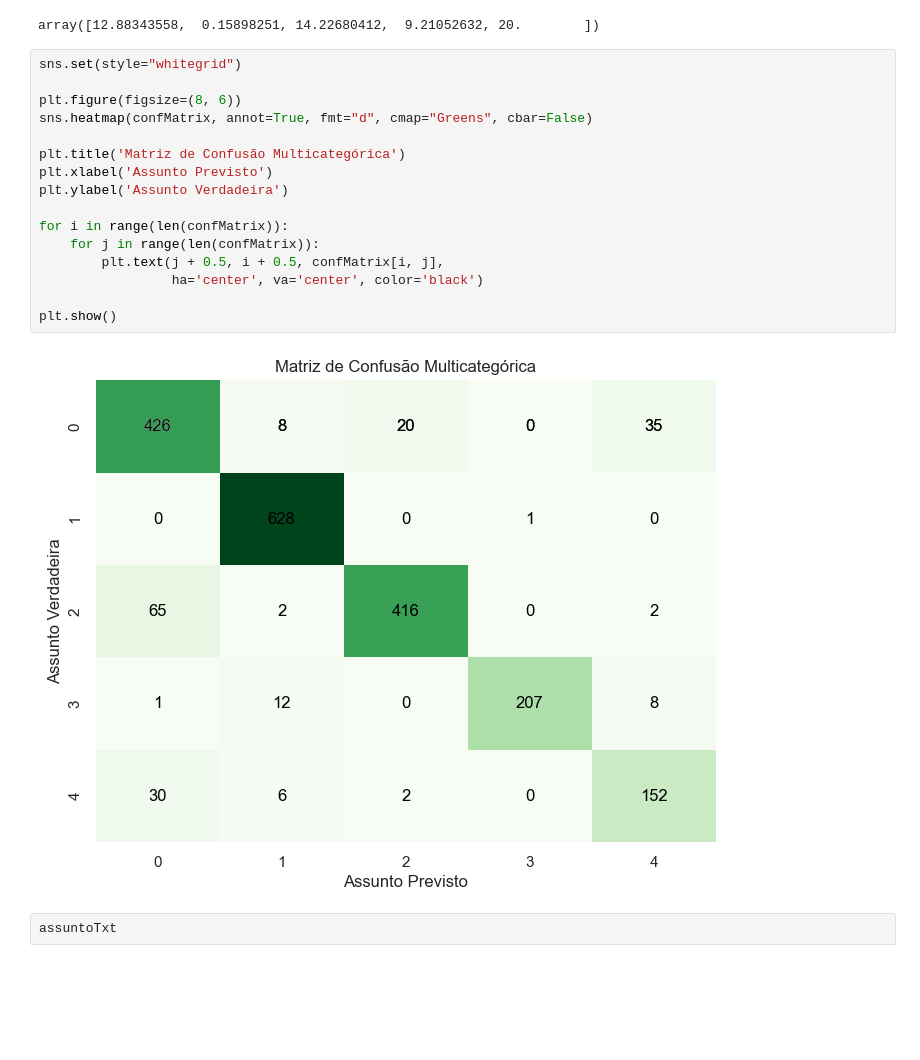
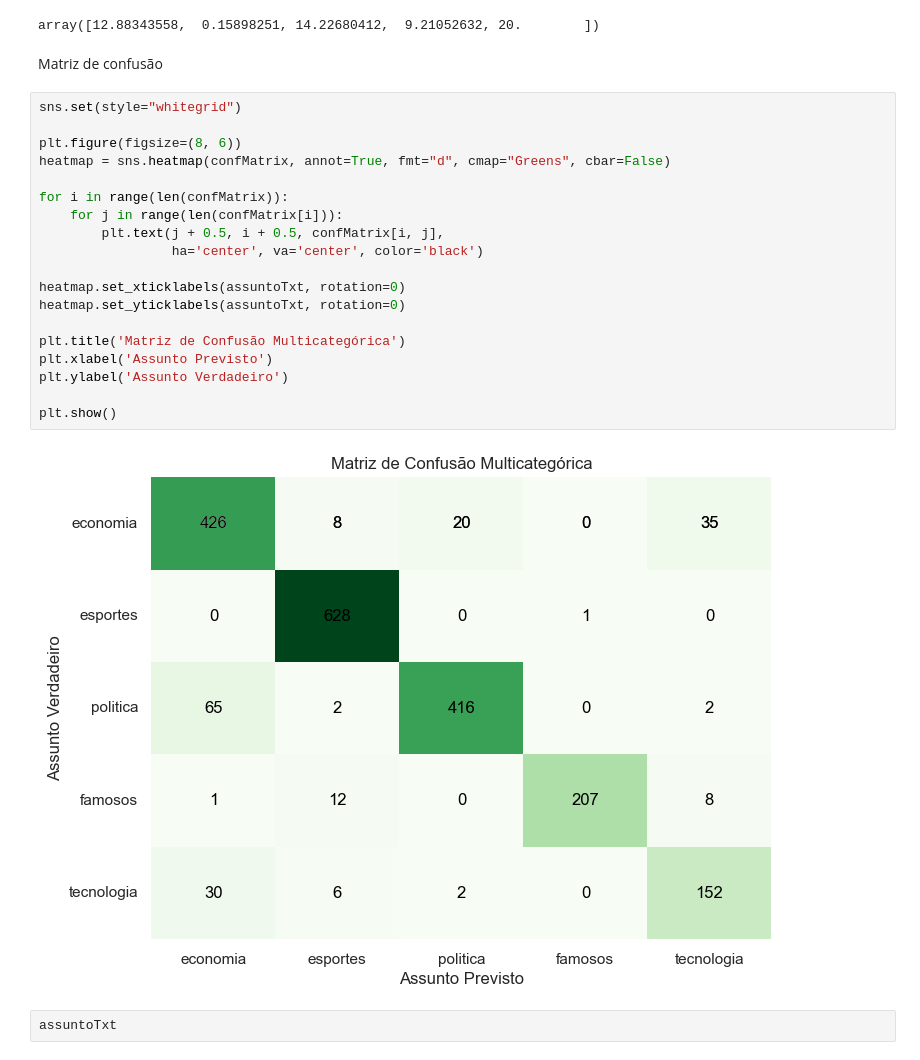
Before and after one commit to Miguelarssen/subjectNewsModel, a Jupyter notebook: arquiteturaConvolutional.ipynb, the cells around one changed output. Cells and saved outputs as stored; diff of their text form; blank space fills up the shorter version.

Commit message:
matriz de confusão gerada

```diff
--- a/arquiteturaConvolutional.ipynb
+++ b/arquiteturaConvolutional.ipynb
@@ -281,24 +298,29 @@ for i in range(5):
 (totals-trues)/totals*100
 # %% [output]
 array([12.88343558,  0.15898251, 14.22680412,  9.21052632, 20.        ])
+# %% [markdown]
+Matriz de confusão
 # %%
 sns.set(style="whitegrid")
 
 plt.figure(figsize=(8, 6))
-sns.heatmap(confMatrix, annot=True, fmt="d", cmap="Greens", cbar=False)
+heatmap = sns.heatmap(confMatrix, annot=True, fmt="d", cmap="Greens", cbar=False)
+
+for i in range(len(confMatrix)):
+    for j in range(len(confMatrix[i])):
+        plt.text(j + 0.5, i + 0.5, confMatrix[i, j],
+                 ha='center', va='center', color='black')
+
+heatmap.set_xticklabels(assuntoTxt, rotation=0)
+heatmap.set_yticklabels(assuntoTxt, rotation=0)
 
 plt.title('Matriz de Confusão Multicategórica')
 plt.xlabel('Assunto Previsto')
-plt.ylabel('Assunto Verdadeira')
-
-for i in range(len(confMatrix)):
-    for j in range(len(confMatrix)):
-        plt.text(j + 0.5, i + 0.5, confMatrix[i, j],
-                 ha='center', va='center', color='black')
+plt.ylabel('Assunto Verdadeiro')
 
 plt.show()
 # %% [output]
-[figure, old version]
+[figure, new version]
 # %%
 assuntoTxt
 # %% [output]
```
Also changed, not shown: parts of 25 cells of this notebook, 1 other file.
